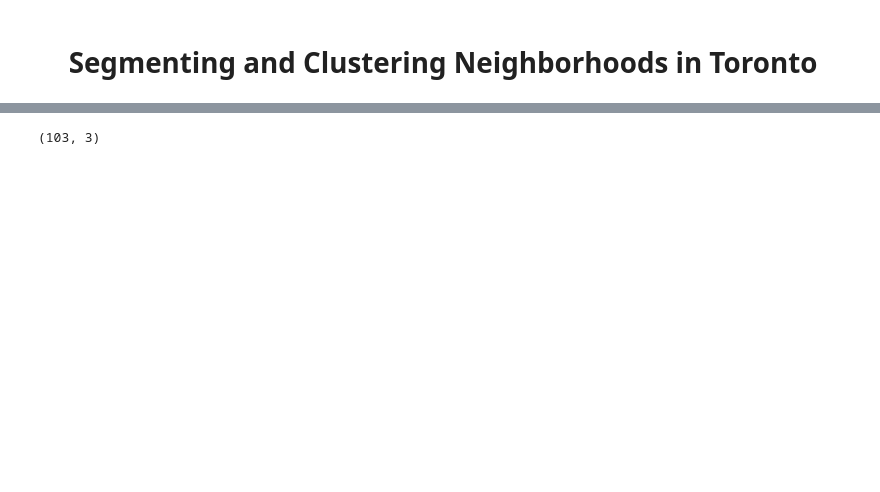
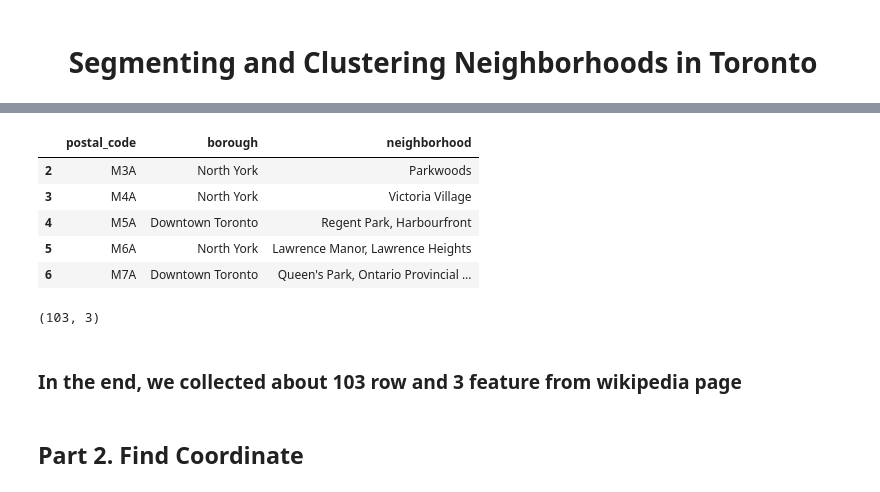
Before and after one commit to cahyoardhi/Coursera_Capstone, a Jupyter notebook: Segmenting and Clustering Neighborhoods in Toronto.ipynb, the cells around one changed output, grey strips where cells are left out. Drawn from its saved outputs; the diff is of its cells as text; code cells hidden in the pictures; blank space fills up the shorter version.

```diff
--- a/Segmenting and Clustering Neighborhoods in Toronto.ipynb
+++ b/Segmenting and Clustering Neighborhoods in Toronto.ipynb
@@ -60,6 +62,20 @@ Runnymede, Swansea
 Name: neighborhood, dtype: int64
+# %%
+#check first 5 row on our dataframe
+df.head()
+# %% [output]
+|  | postal_code | borough | neighborhood |
+| 2 | M3A | North York | Parkwoods |
+| 3 | M4A | North York | Victoria Village |
+| 4 | M5A | Downtown Toronto | Regent Park, Harbourfront |
+| 5 | M6A | North York | Lawrence Manor, Lawrence Heights |
+| 6 | M7A | Downtown Toronto | Queen's Park, Ontario Provincial ... |
 # %%
 #check our dataframe shape
 df.shape
 # %% [output]
 (103, 3)
+# %% [markdown]
+### In the end, we collected about 103 row and 3 feature from wikipedia page
+# %% [markdown]
+## Part 2. Find Coordinate
```
Also changed, not shown: parts of 17 cells of this notebook, 1 other file.
